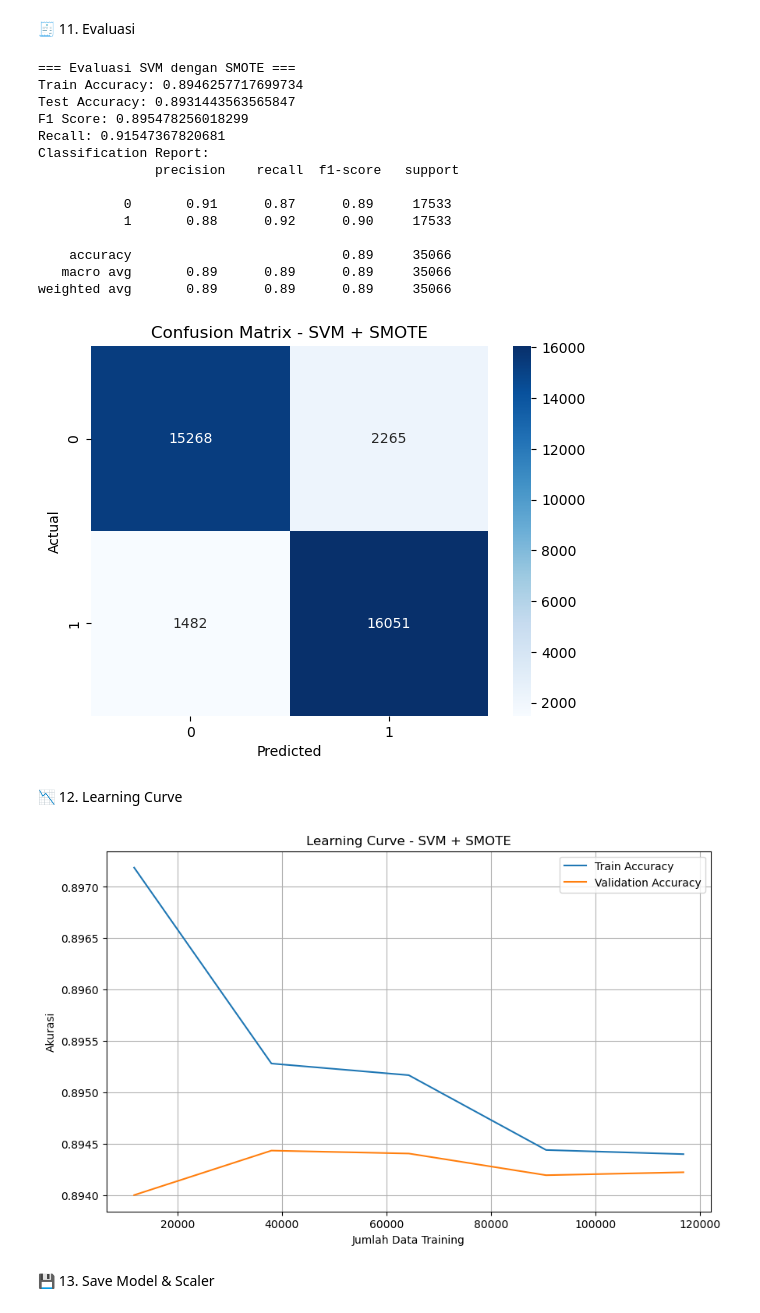
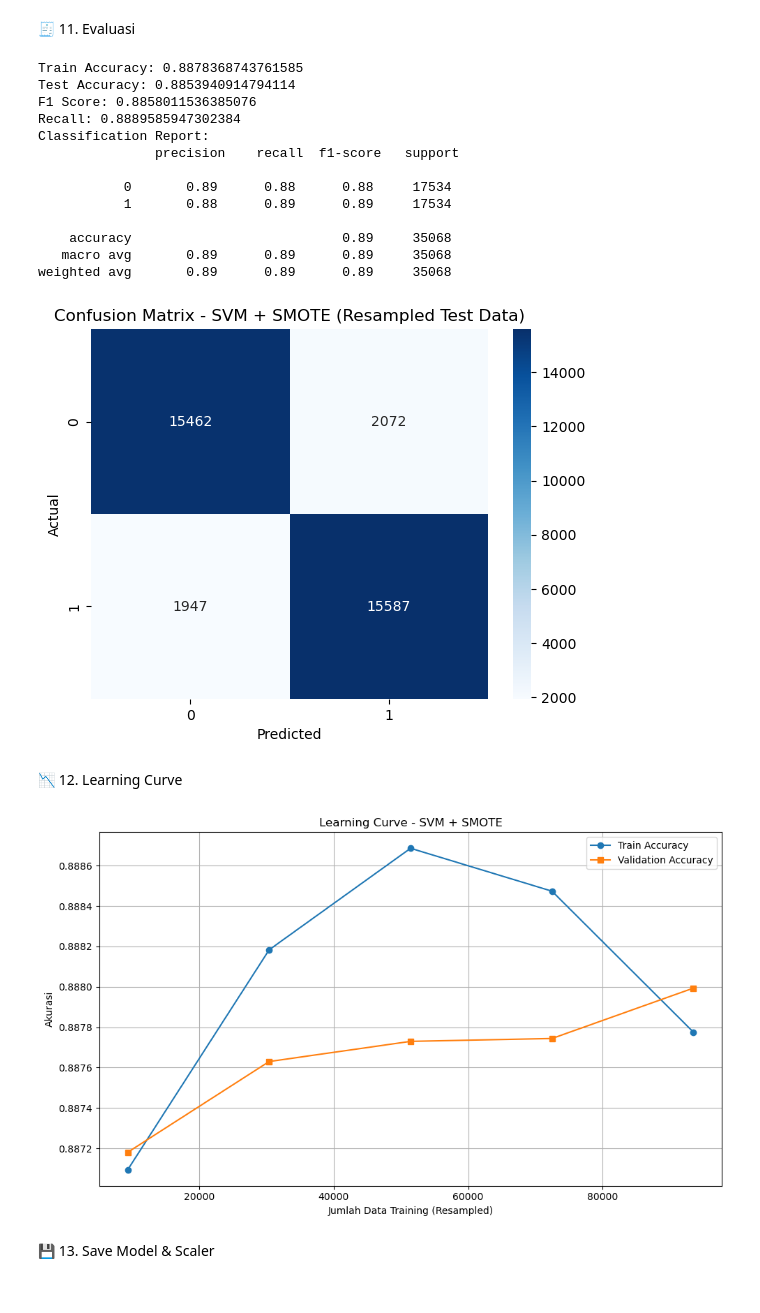
Before and after one commit to Rheno27/GlucoCheck, a Jupyter notebook: FIX_SVM_SMOTE.ipynb, the cells around one changed output. Cells and saved outputs as stored; diff of their text form; code cells hidden in the pictures.

```diff
--- a/FIX_SVM_SMOTE.ipynb
+++ b/FIX_SVM_SMOTE.ipynb
@@ -248,4 +248,4 @@ plt.show()
 🤖 10. Training SVM
 # %%
 classifier = SVC(kernel='linear', random_state=42)
-classifier.fit(X_train, y_train)
+classifier.fit(X_train_resampled, y_train_resampled)
@@ -252,63 +254,65 @@ classifier.fit(X_train, y_train)
 # %% [markdown]
 🧾 11. Evaluasi
 # %%
-y_train_pred = classifier.predict(X_train)
-y_test_pred = classifier.predict(X_test)
+# Evaluasi training pakai data hasil SMOTE
+y_train_pred = classifier.predict(X_train_resampled)
+print("Train Accuracy:", accuracy_score(y_train_resampled, y_train_pred))
 
-print("=== Evaluasi SVM dengan SMOTE ===")
+# SMOTE untuk test set agar seimbang (hanya untuk evaluasi, tidak untuk prediksi nyata)
+X_test_resampled, y_test_resampled = smote.fit_resample(X_test_scaled, y_test)
+y_test_pred = classifier.predict(X_test_resampled)
+print("Test Accuracy:", accuracy_score(y_test_resampled, y_test_pred))
 
-print("Train Accuracy:", accuracy_score(y_train, y_train_pred))
-print("Test Accuracy:", accuracy_score(y_test, y_test_pred))
+print("F1 Score:", f1_score(y_test_resampled, y_test_pred))
+print("Recall:", recall_score(y_test_resampled, y_test_pred))
+print("Classification Report:\n", classification_report(y_test_resampled, y_test_pred))
 
-print("F1 Score:", f1_score(y_test, y_pred))
-print("Recall:", recall_score(y_test, y_pred))
-print("Classification Report:\n", classification_report(y_test, y_pred))
-
-sns.heatmap(confusion_matrix(y_test, y_pred), annot=True, fmt='d', cmap='Blues')
-plt.title("Confusion Matrix - SVM + SMOTE")
+sns.heatmap(confusion_matrix(y_test_resampled, y_test_pred), annot=True, fmt='d', cmap='Blues')
+plt.title("Confusion Matrix - SVM + SMOTE (Resampled Test Data)")
 plt.xlabel("Predicted")
 plt.ylabel("Actual")
 plt.show()
 # %% [output]
-=== Evaluasi SVM dengan SMOTE ===
-Train Accuracy: 0.8946257717699734
-Test Accuracy: 0.8931443563565847
-F1 Score: 0.895478256018299
-Recall: 0.91547367820681
+Train Accuracy: 0.8878368743761585
+Test Accuracy: 0.8853940914794114
+F1 Score: 0.8858011536385076
+Recall: 0.8889585947302384
 Classification Report:
                precision    recall  f1-score   support
 
-           0       0.91      0.87      0.89     17533
-           1       0.88      0.92      0.90     17533
+           0       0.89      0.88      0.88     17534
+           1       0.88      0.89      0.89     17534
 
-    accuracy                           0.89     35066
-   macro avg       0.89      0.89      0.89     35066
-weighted avg       0.89      0.89      0.89     35066
+    accuracy                           0.89     35068
+   macro avg       0.89      0.89      0.89     35068
+weighted avg       0.89      0.89      0.89     35068
-[figure, old version]
+[figure, new version]
 # %% [markdown]
 📉 12. Learning Curve
 # %%
 train_sizes, train_scores, test_scores = learning_curve(
-    classifier, X_resampled, y_resampled,
+    classifier,
+    X_train_resampled, y_train_resampled,
     cv=3,
     scoring='accuracy',
     n_jobs=-1,
     train_sizes=np.linspace(0.1, 1.0, 5),
     shuffle=True,
     random_state=42
 )
 
 plt.figure(figsize=(10, 6))
-plt.plot(train_sizes, np.mean(train_scores, axis=1), label='Train Accuracy')
-plt.plot(train_sizes, np.mean(test_scores, axis=1), label='Validation Accuracy')
+plt.plot(train_sizes, np.mean(train_scores, axis=1), marker='o', label='Train Accuracy')
+plt.plot(train_sizes, np.mean(test_scores, axis=1), marker='s', label='Validation Accuracy')
 plt.title('Learning Curve - SVM + SMOTE')
-plt.xlabel('Jumlah Data Training')
+plt.xlabel('Jumlah Data Training (Resampled)')
 plt.ylabel('Akurasi')
 plt.legend()
-plt.grid()
+plt.grid(True)
+plt.tight_layout()
 plt.show()
 # %% [output]
-[figure, old version]
+[figure, new version]
 # %% [markdown]
 💾 13. Save Model & Scaler
 # %%
```
Also changed, not shown: parts of 3 cells of this notebook, 6 other files.
